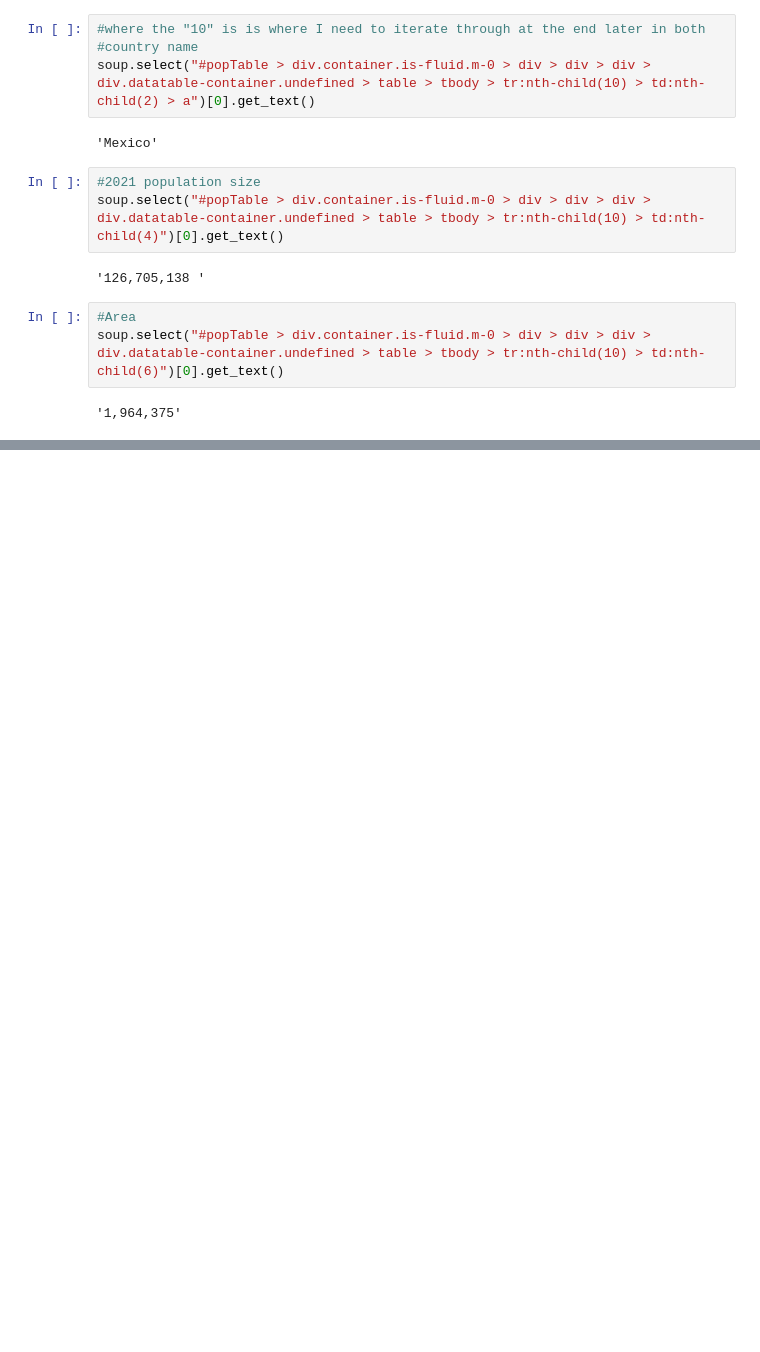
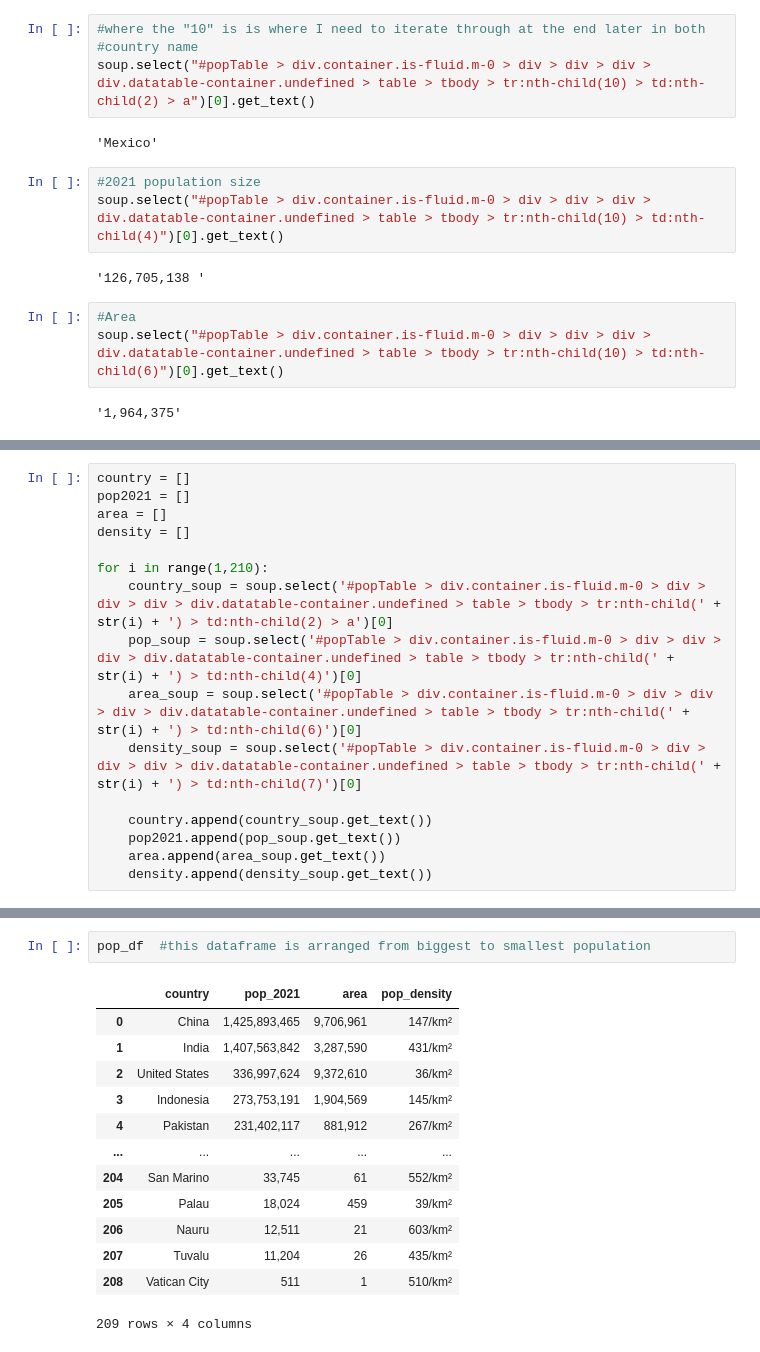
Before and after one commit to hollyjanedalton/final_ironhack_project, a Jupyter notebook: country_pop.ipynb, the cells around one changed output, grey strips where cells are left out. Cells and saved outputs as stored; diff of their text form; blank space fills up the shorter version.

```diff
--- a/country_pop.ipynb
+++ b/country_pop.ipynb
@@ -170,3 +175,19 @@ for i in range(num_iter):
     country.append(country_list[i].get_text())
     pop2021.append(population_list[i].get_text())
     area.append(area_list[i].get_text())
+# %%
+country = []
+pop2021 = []
+area = []
+density = []
+
+for i in range(1,210):
+    country_soup = soup.select('#popTable > div.container.is-fluid.m-0 > div > div > div > div.datatable-container.undefined > table > tbody > tr:nth-child(' + str(i) + ') > td:nth-child(2) > a')[0]
+    pop_soup = soup.select('#popTable > div.container.is-fluid.m-0 > div > div > div > div.datatable-container.undefined > table > tbody > tr:nth-child(' + str(i) + ') > td:nth-child(4)')[0]
+    area_soup = soup.select('#popTable > div.container.is-fluid.m-0 > div > div > div > div.datatable-container.undefined > table > tbody > tr:nth-child(' + str(i) + ') > td:nth-child(6)')[0]
+    density_soup = soup.select('#popTable > div.container.is-fluid.m-0 > div > div > div > div.datatable-container.undefined > table > tbody > tr:nth-child(' + str(i) + ') > td:nth-child(7)')[0]
+
+    country.append(country_soup.get_text())
+    pop2021.append(pop_soup.get_text())
+    area.append(area_soup.get_text())
+    density.append(density_soup.get_text())
@@ -172,0 +222,16 @@ for i in range(num_iter):
+# %%
+pop_df  #this dataframe is arranged from biggest to smallest population
+# %% [output]
+|  | country | pop_2021 | area | pop_density |
+| 0 | China | 1,425,893,465 | 9,706,961 | 147/km² |
+| 1 | India | 1,407,563,842 | 3,287,590 | 431/km² |
+| 2 | United States | 336,997,624 | 9,372,610 | 36/km² |
+| 3 | Indonesia | 273,753,191 | 1,904,569 | 145/km² |
+| 4 | Pakistan | 231,402,117 | 881,912 | 267/km² |
+| ... | ... | ... | ... | ... |
+| 204 | San Marino | 33,745 | 61 | 552/km² |
+| 205 | Palau | 18,024 | 459 | 39/km² |
+| 206 | Nauru | 12,511 | 21 | 603/km² |
+| 207 | Tuvalu | 11,204 | 26 | 435/km² |
+| 208 | Vatican City | 511 | 1 | 510/km² |
+209 rows × 4 columns
```
Also changed, not shown: parts of 21 cells of this notebook.
